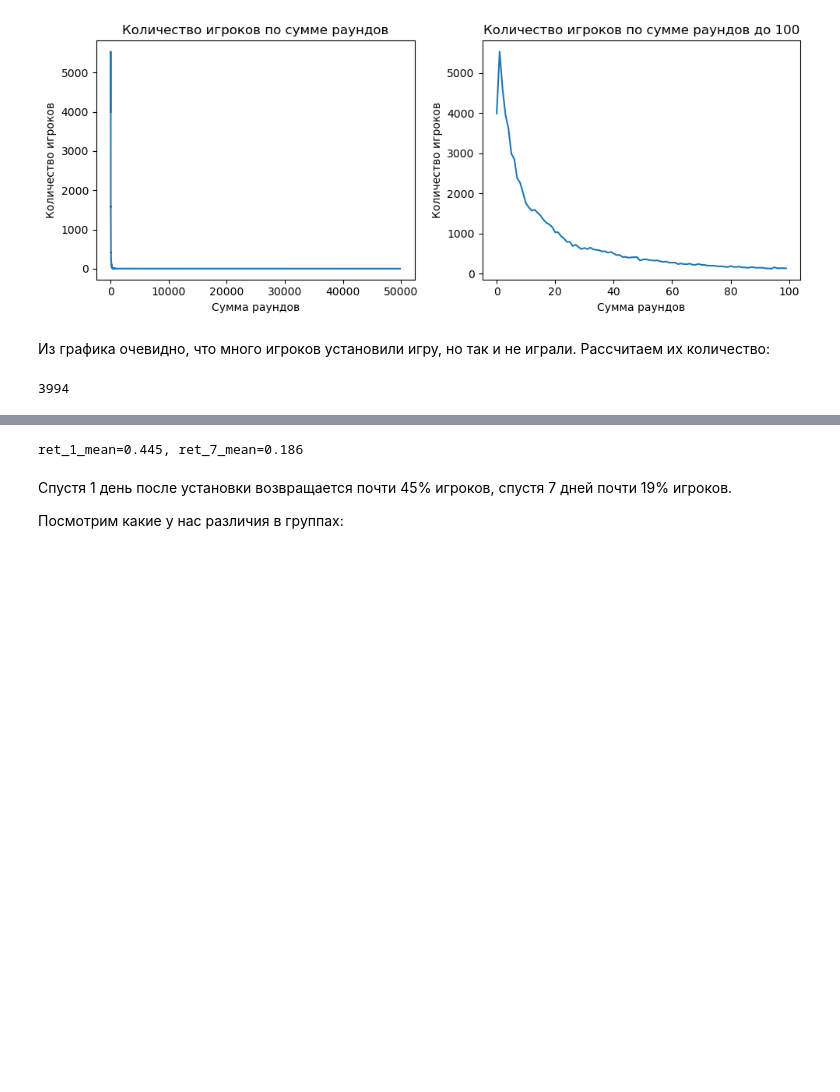
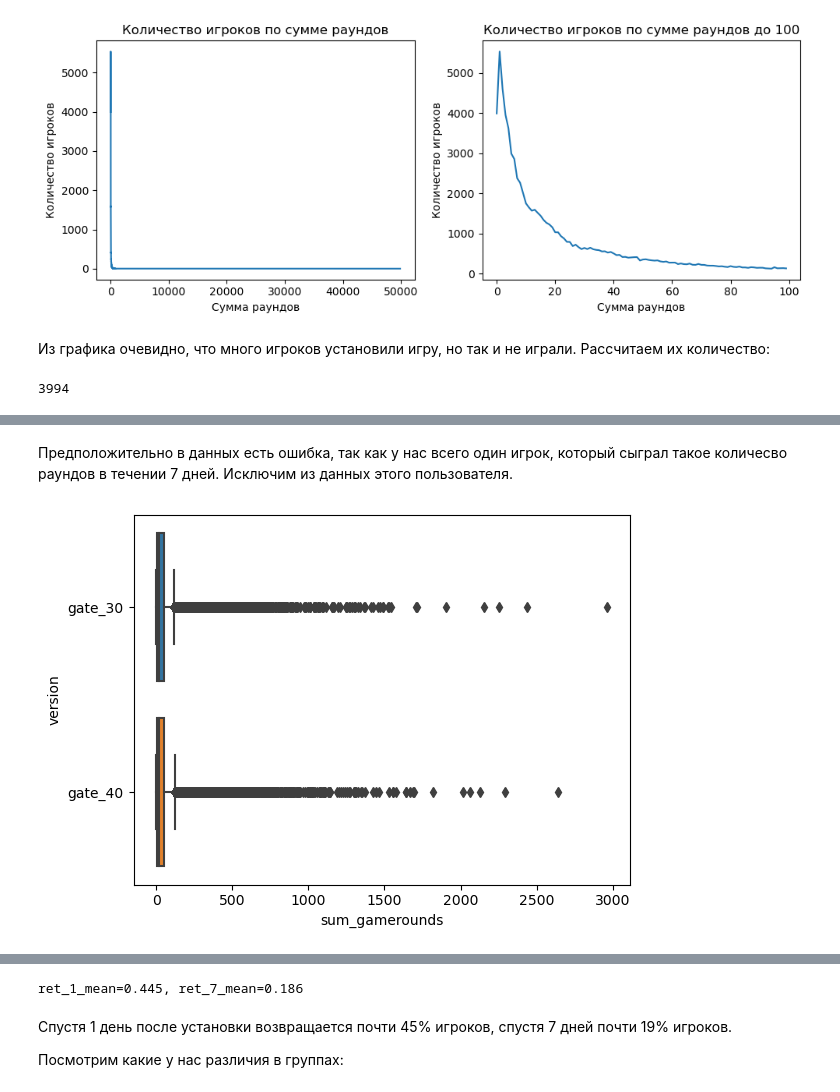
Before and after one commit to ElenaAgapitova/AB_split_testing, a Jupyter notebook: AB_test Cookie Cats/Cookie_Cats_AB_test.ipynb, the cells around one changed output, grey strips where cells are left out. Saved outputs shown, nothing was run; the diff lists cells and outputs as text; code cells hidden in the pictures; blank space fills up the shorter version.

```diff
--- a/AB_test Cookie Cats/Cookie_Cats_AB_test.ipynb
+++ b/AB_test Cookie Cats/Cookie_Cats_AB_test.ipynb
@@ -103,0 +136,7 @@ df[df.sum_gamerounds == 0]['userid'].count()
+# %% [markdown]
+Предположительно в данных есть ошибка, так как у нас всего один игрок, который сыграл такое количесво раундов в течении 7 дней. Исключим из данных этого пользователя.
+# %%
+df_clean = df.loc[df.sum_gamerounds != max(df.sum_gamerounds)]
+sns.boxplot(data=df_clean, x='sum_gamerounds', y='version');
+# %% [output]
+[figure, added]
```
Also changed, not shown: parts of 26 cells of this notebook.
